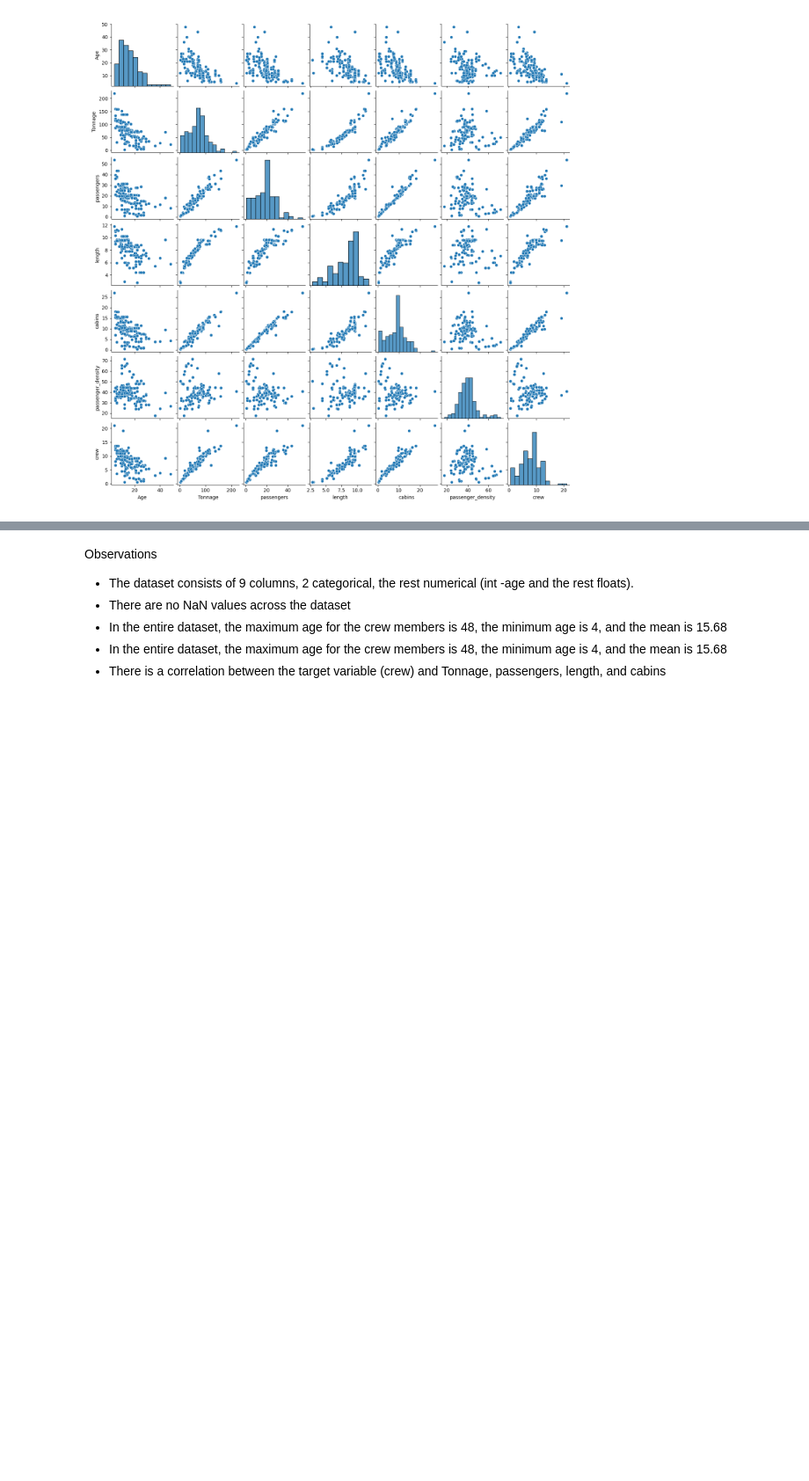
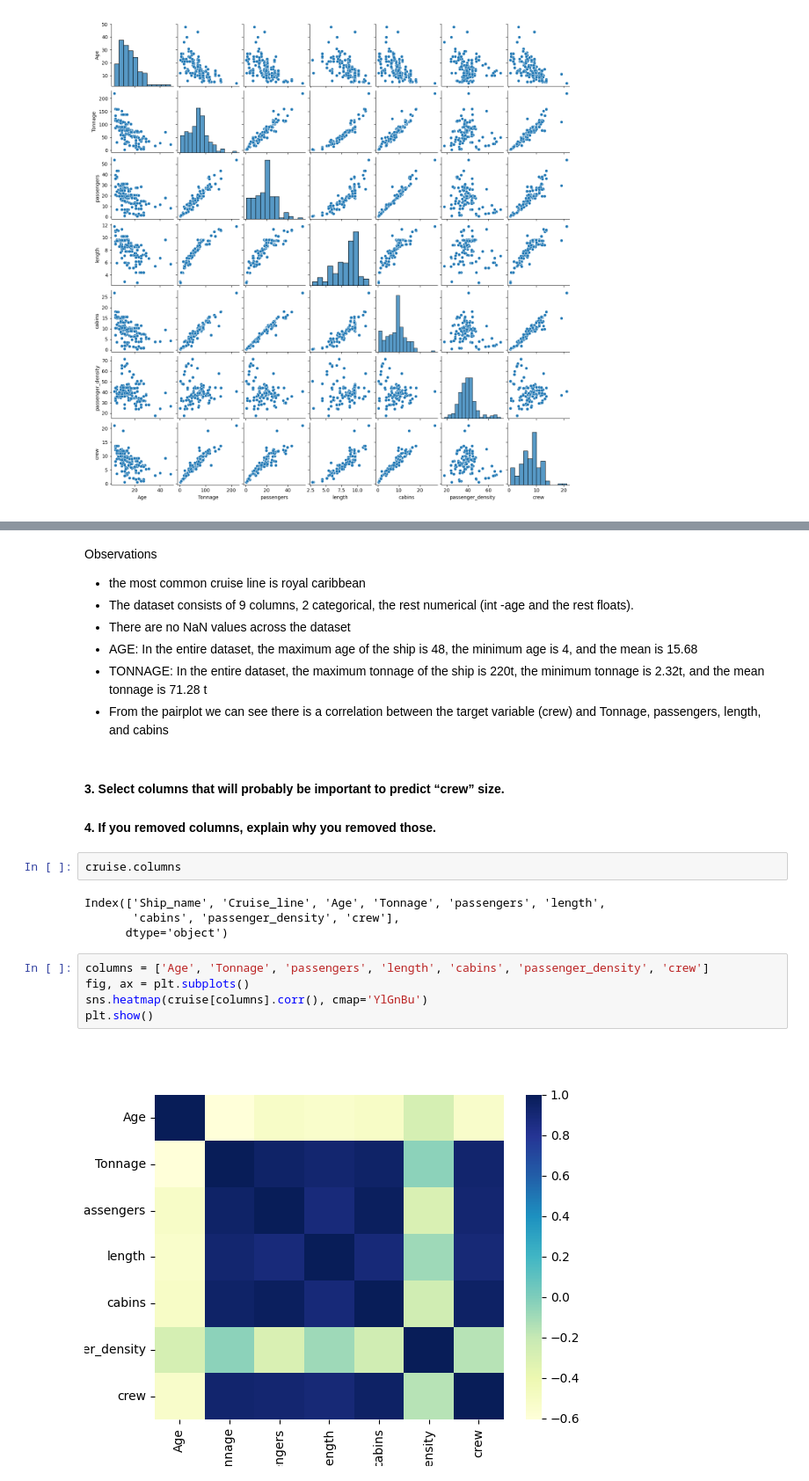
Before and after one commit to Milanomac/data-science-python, a Jupyter notebook: ml-models/08_ML_Model_for_Predicting_Ships_Crew_Size/My_ship_crew_size_model.ipynb, the cells around one changed output, grey strips where cells are left out. Shown at 88% size. Cells and saved outputs as stored; diff of their text form; blank space fills up the shorter version.

```diff
--- a/ml-models/08_ML_Model_for_Predicting_Ships_Crew_Size/My_ship_crew_size_model.ipynb
+++ b/ml-models/08_ML_Model_for_Predicting_Ships_Crew_Size/My_ship_crew_size_model.ipynb
@@ -108,7 +137,24 @@ sns.pairplot(cruise[cols], size=2.0)
 # %% [markdown]
 Observations
+- the most common cruise line is royal caribbean
 - The dataset consists of 9 columns, 2 categorical, the rest numerical (int -age and the rest floats).
 - There are no NaN values across the dataset
-- In the entire dataset, the maximum age for the crew members is 48, the minimum age is 4, and the mean is 15.68
-- In the entire dataset, the maximum age for the crew members is 48, the minimum age is 4, and the mean is 15.68
-- There is a correlation between the target variable (crew) and Tonnage, passengers, length, and cabins
+- AGE: In the entire dataset, the maximum age of the ship is 48, the minimum age is 4, and the mean is 15.68
+- TONNAGE: In the entire dataset, the maximum tonnage of the ship is 220t, the minimum tonnage is 2.32t, and the mean tonnage is 71.28 t
+- From the pairplot we can see there is a correlation between the target variable (crew) and Tonnage, passengers, length, and cabins
+# %% [markdown]
+#### 3. Select columns that will probably be important to predict “crew” size.
+#### 4. If you removed columns, explain why you removed those.
+# %%
+cruise.columns
+# %% [output]
+Index(['Ship_name', 'Cruise_line', 'Age', 'Tonnage', 'passengers', 'length',
+       'cabins', 'passenger_density', 'crew'],
+      dtype='object')
+# %%
+columns = ['Age', 'Tonnage', 'passengers', 'length', 'cabins', 'passenger_density', 'crew']
+fig, ax = plt.subplots()
+sns.heatmap(cruise[columns].corr(), cmap='YlGnBu')
+plt.show()
+# %% [output]
+[figure, added]
```
Also changed, not shown: parts of 10 cells of this notebook, 1 other file.
